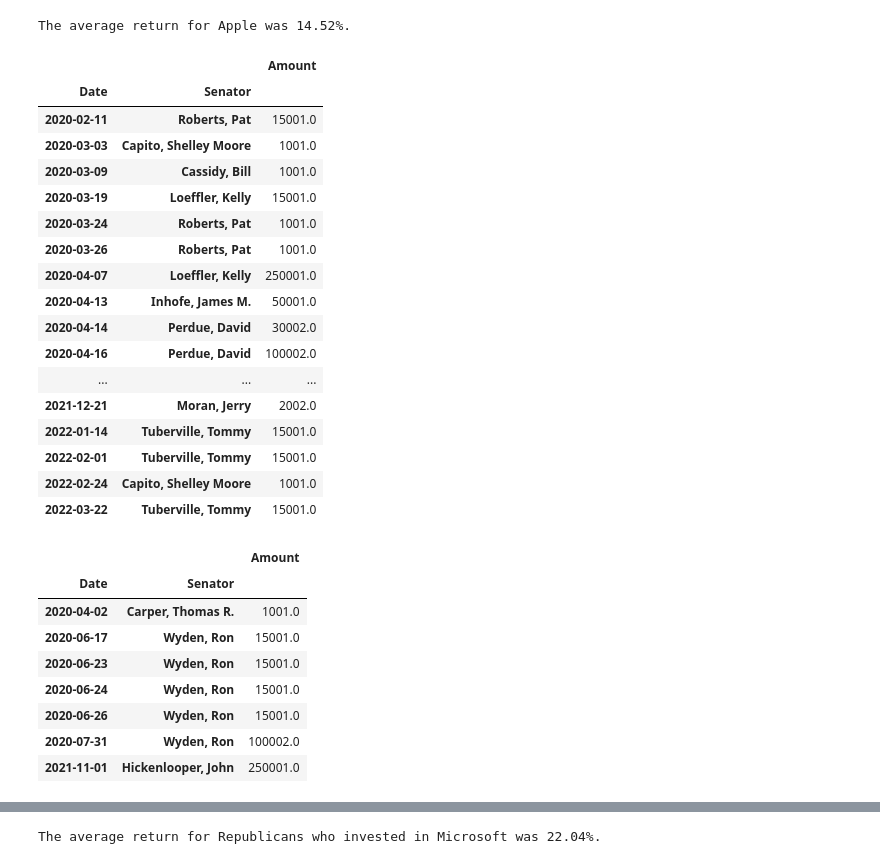
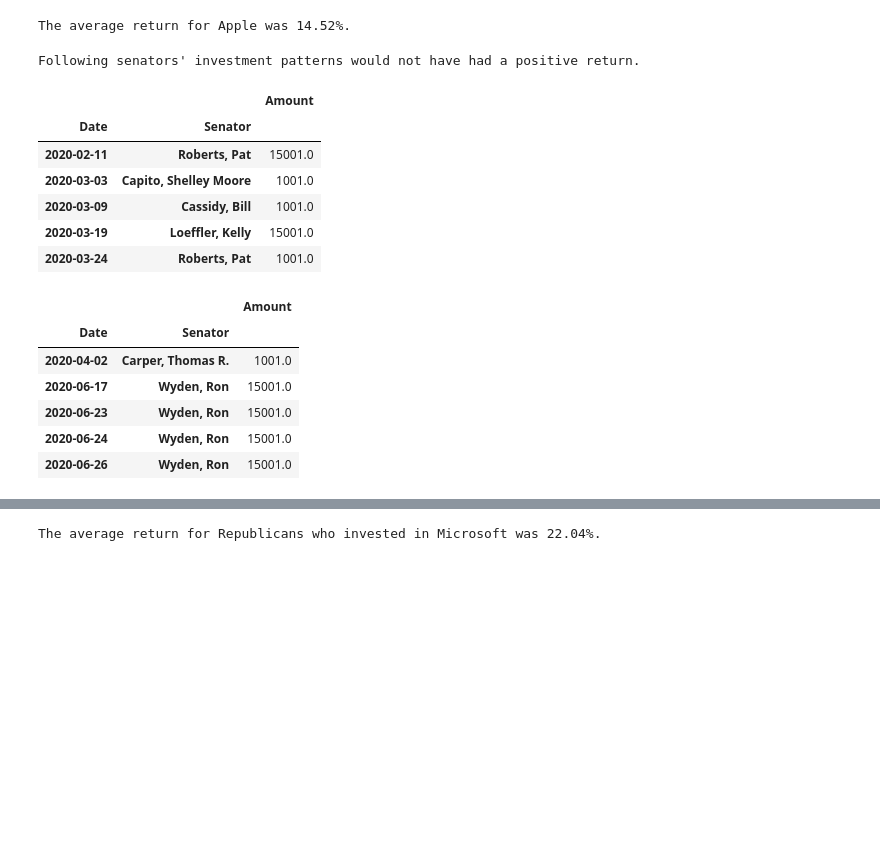
Before and after one commit to Loudju/Fintech_Project1_Politician_stock_trading, a Jupyter notebook: senate_trades.ipynb, the cells around one changed output, grey strips where cells are left out. Saved outputs shown, nothing was run; the diff lists cells and outputs as text; code cells hidden in the pictures; blank space fills up the shorter version.

```diff
--- a/senate_trades.ipynb
+++ b/senate_trades.ipynb
@@ -490,32 +300,30 @@ aapl_cumulative_return = aapl_hist["Returns"].mean()*100
 print(f"The average return for Apple was {aapl_cumulative_return:.2f}%.")
 # %% [output]
 The average return for Apple was 14.52%.
+# %%
+if aapl_rep_return > aapl_cumulative_return:
+    print("Following the Republican's investment pattern for Apple would have had a better return than just owning it")
+elif aapl_dem_return > aapl_cumulative_return:
+    print("Following the Democrat's investment pattern for Apple would have had a better return than just owning it")
+else:
+    print("Following senators' investment patterns would not have had a positive return.")
+# %% [output]
+Following senators' investment patterns would not have had a positive return.
 # %%
 #MSFT CODE
 senate_msft = senate_trading_def("MSFT")
 senate_msft['Date'] = pd.to_datetime(senate_msft['Date'])
 senate_msft = senate_msft[(senate_msft['Date'] > '2020-01-01') & (senate_msft['Date'] <= '2022-06-03')]
-display(senate_rep_msft.groupby(['Date', 'Senator']).sum())
-display(senate_dem_msft.groupby(['Date', 'Senator']).sum())
+display(senate_rep_msft.groupby(['Date', 'Senator']).sum().head())
+display(senate_dem_msft.groupby(['Date', 'Senator']).sum().head())
 # %% [output]
 |  |  | Amount |
 | Date | Senator |  |
 | 2020-02-11 | Roberts, Pat | 15001.0 |
 | 2020-03-03 | Capito, Shelley Moore | 1001.0 |
 | 2020-03-09 | Cassidy, Bill | 1001.0 |
 | 2020-03-19 | Loeffler, Kelly | 15001.0 |
 | 2020-03-24 | Roberts, Pat | 1001.0 |
-| 2020-03-26 | Roberts, Pat | 1001.0 |
-| 2020-04-07 | Loeffler, Kelly | 250001.0 |
-| 2020-04-13 | Inhofe, James M. | 50001.0 |
-| 2020-04-14 | Perdue, David | 30002.0 |
-| 2020-04-16 | Perdue, David | 100002.0 |
-| ... | ... | ... |
-| 2021-12-21 | Moran, Jerry | 2002.0 |
-| 2022-01-14 | Tuberville, Tommy | 15001.0 |
-| 2022-02-01 | Tuberville, Tommy | 15001.0 |
-| 2022-02-24 | Capito, Shelley Moore | 1001.0 |
-| 2022-03-22 | Tuberville, Tommy | 15001.0 |
 |  |  | Amount |
 | Date | Senator |  |
 | 2020-04-02 | Carper, Thomas R. | 1001.0 |
@@ -523,8 +331,6 @@ display(senate_dem_msft.groupby(['Date', 'Senator']).sum())
 | 2020-06-23 | Wyden, Ron | 15001.0 |
 | 2020-06-24 | Wyden, Ron | 15001.0 |
 | 2020-06-26 | Wyden, Ron | 15001.0 |
-| 2020-07-31 | Wyden, Ron | 100002.0 |
-| 2021-11-01 | Hickenlooper, John | 250001.0 |
 # %%
 #get Ticker chart
 msft = yf.Ticker("MSFT")
```
Also changed, not shown: parts of 84 cells of this notebook, 1 other file.
